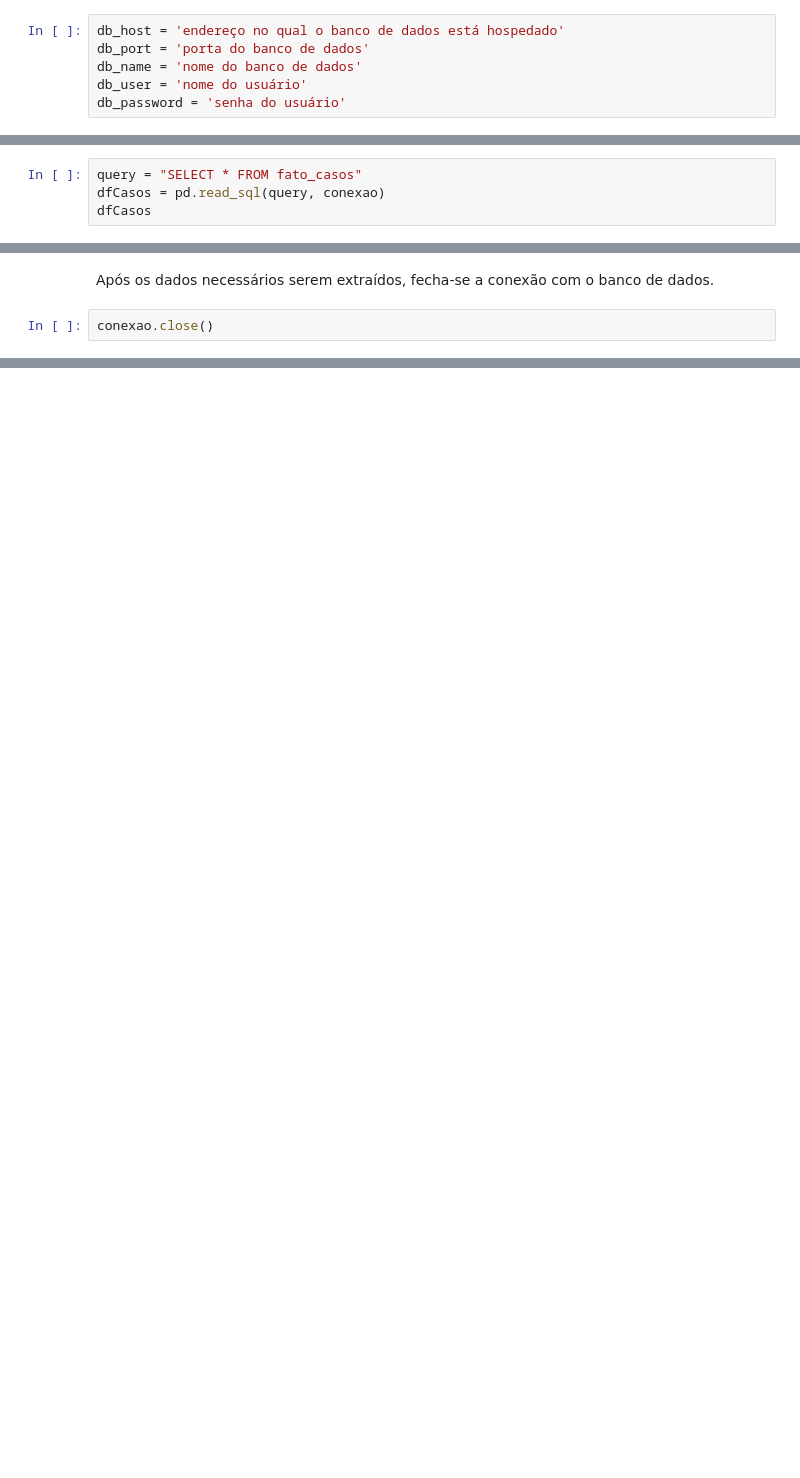
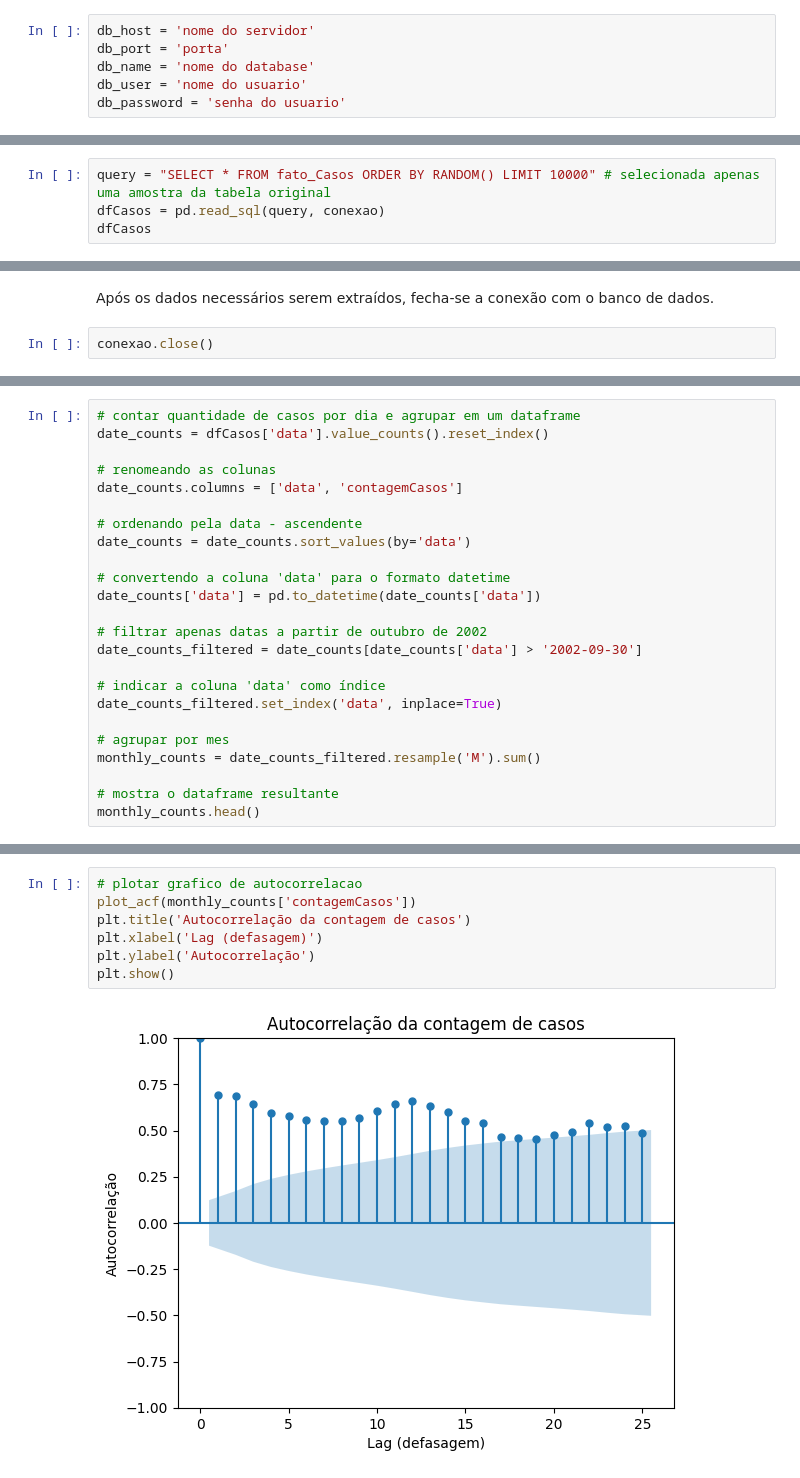
Before and after one commit to RonaldoSouzaChaves/ProjetoIntegrador3, a Jupyter notebook: Machine Learning.ipynb, the cells around one changed output, grey strips where cells are left out. Saved outputs shown, nothing was run; the diff lists cells and outputs as text; blank space fills up the shorter version.

```diff
--- a/Machine Learning.ipynb
+++ b/Machine Learning.ipynb
@@ -13,11 +26,11 @@ import random
 # %% [markdown]
 Iniciam-se variáveis com os parametros necessários para a criação de uma string de conexão com o banco de dados.
 # %%
-db_host = 'endereço no qual o banco de dados está hospedado'
-db_port = 'porta do banco de dados'
-db_name = 'nome do banco de dados'
-db_user = 'nome do usuário'
-db_password = 'senha do usuário'
+db_host = 'nome do servidor'
+db_port = 'porta'
+db_name = 'nome do database'
+db_user = 'nome do usuario'
+db_password = 'senha do usuario'
 # %% [markdown]
 Criação da string de conexão, a partir dos parametros passados anteriormente.
 # %%
@@ -45,4 +100,4 @@ dfTempo
 # %%
-query = "SELECT * FROM fato_casos"
+query = "SELECT * FROM fato_Casos ORDER BY RANDOM() LIMIT 10000" # selecionada apenas uma amostra da tabela original
 dfCasos = pd.read_sql(query, conexao)
 dfCasos
@@ -68,0 +165,24 @@ conexao.close()
+# %%
+# contar quantidade de casos por dia e agrupar em um dataframe
+date_counts = dfCasos['data'].value_counts().reset_index()
+
+# renomeando as colunas
+date_counts.columns = ['data', 'contagemCasos']
+
+# ordenando pela data - ascendente
+date_counts = date_counts.sort_values(by='data')
+
+# convertendo a coluna 'data' para o formato datetime
+date_counts['data'] = pd.to_datetime(date_counts['data'])
+
+# filtrar apenas datas a partir de outubro de 2002
+date_counts_filtered = date_counts[date_counts['data'] > '2002-09-30']
+
+# indicar a coluna 'data' como índice
+date_counts_filtered.set_index('data', inplace=True)
+
+# agrupar por mes
+monthly_counts = date_counts_filtered.resample('M').sum()
+
+# mostra o dataframe resultante
+monthly_counts.head()
@@ -68,0 +197,9 @@ conexao.close()
+# %%
+# plotar grafico de autocorrelacao
+plot_acf(monthly_counts['contagemCasos'])
+plt.title('Autocorrelação da contagem de casos')
+plt.xlabel('Lag (defasagem)')
+plt.ylabel('Autocorrelação')
+plt.show()
+# %% [output]
+[figure, added]
```
Also changed, not shown: parts of 19 cells of this notebook.
